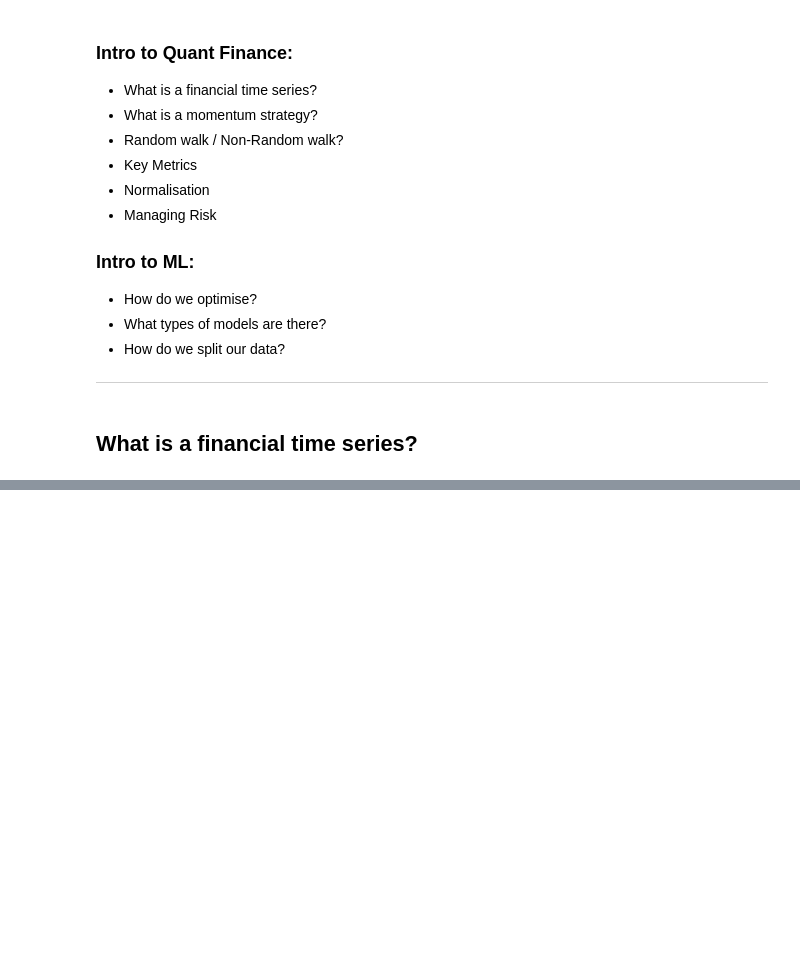
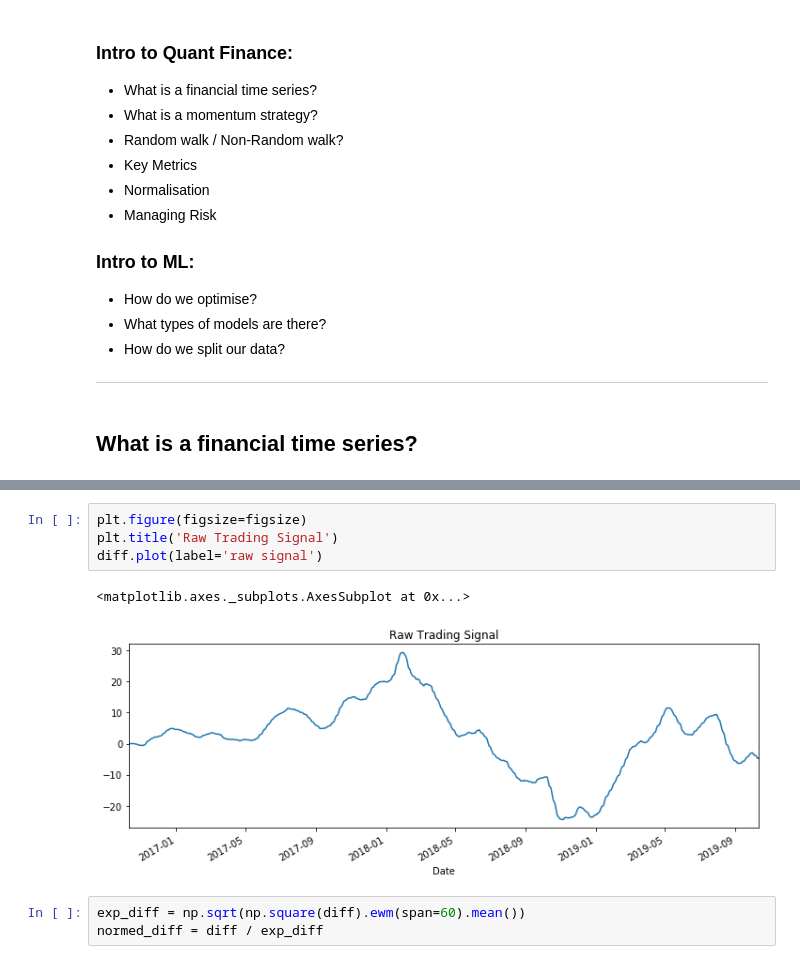
Before and after one commit to Joearrowsmith/Algothon_2019_Workshops, a Jupyter notebook: Introduction_to_Financial_Machine_Learning.ipynb, the cells around one changed output, grey strips where cells are left out. Cells and saved outputs as stored; diff of their text form; blank space fills up the shorter version.

```diff
--- a/Introduction_to_Financial_Machine_Learning.ipynb
+++ b/Introduction_to_Financial_Machine_Learning.ipynb
@@ -30,0 +87,10 @@ import quandl
+# %%
+plt.figure(figsize=figsize)
+plt.title('Raw Trading Signal')
+diff.plot(label='raw signal')
+# %% [output]
+<matplotlib.axes._subplots.AxesSubplot at 0x...>
+[figure, added]
+# %%
+exp_diff = np.sqrt(np.square(diff).ewm(span=60).mean())
+normed_diff = diff / exp_diff
```
Also changed, not shown: parts of 17 cells of this notebook.
